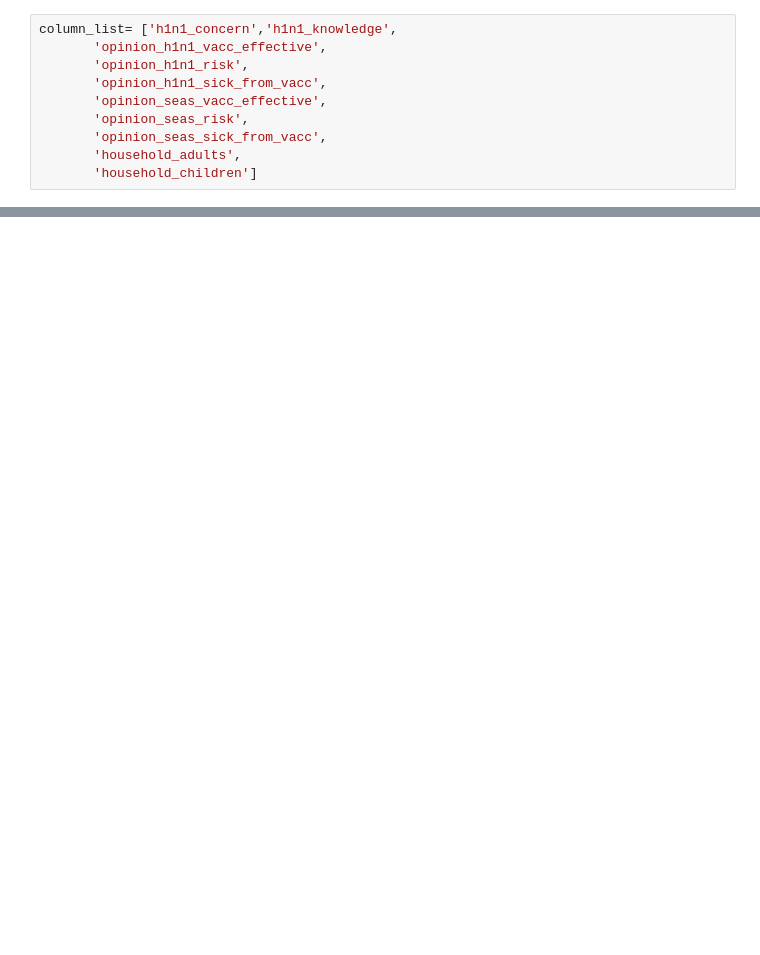
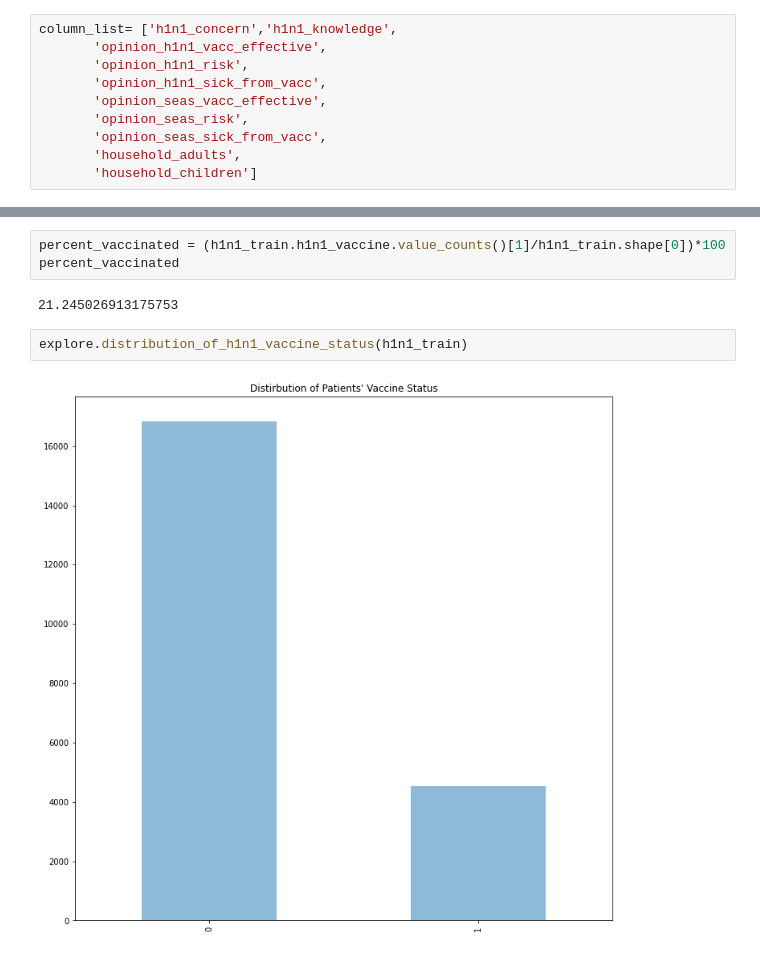
Before and after one commit to JadaShipp/predicting_flu, a Jupyter notebook: predicting_flu_vaccines_final.ipynb, the cells around one changed output, grey strips where cells are left out. Cells and saved outputs as stored; diff of their text form; blank space fills up the shorter version.

Commit message:
adding explore section to final notebook

```diff
--- a/predicting_flu_vaccines_final.ipynb
+++ b/predicting_flu_vaccines_final.ipynb
@@ -87,0 +110,9 @@ h1n1_train
+# %%
+percent_vaccinated = (h1n1_train.h1n1_vaccine.value_counts()[1]/h1n1_train.shape[0])*100
+percent_vaccinated
+# %% [output]
+21.245026913175753
+# %%
+explore.distribution_of_h1n1_vaccine_status(h1n1_train)
+# %% [output]
+[figure, added]
```
Also changed, not shown: parts of 5 cells of this notebook.
